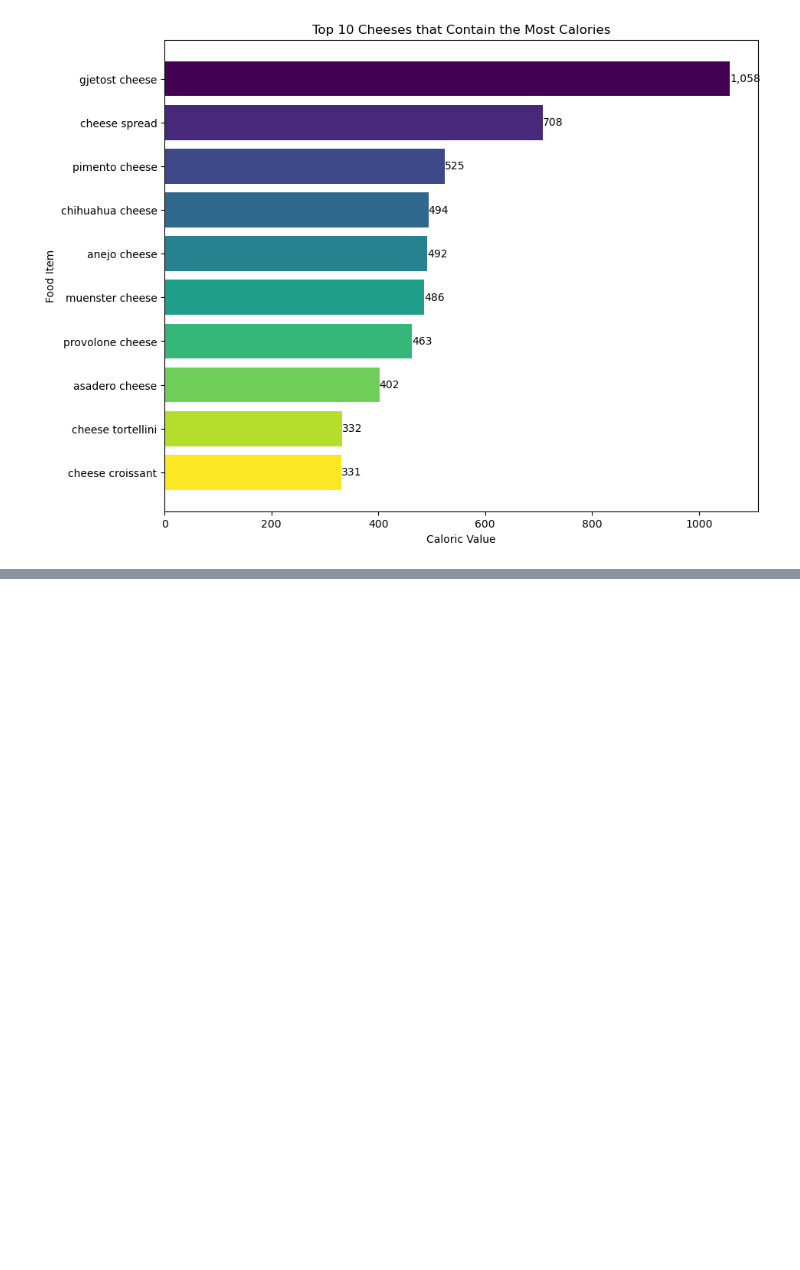
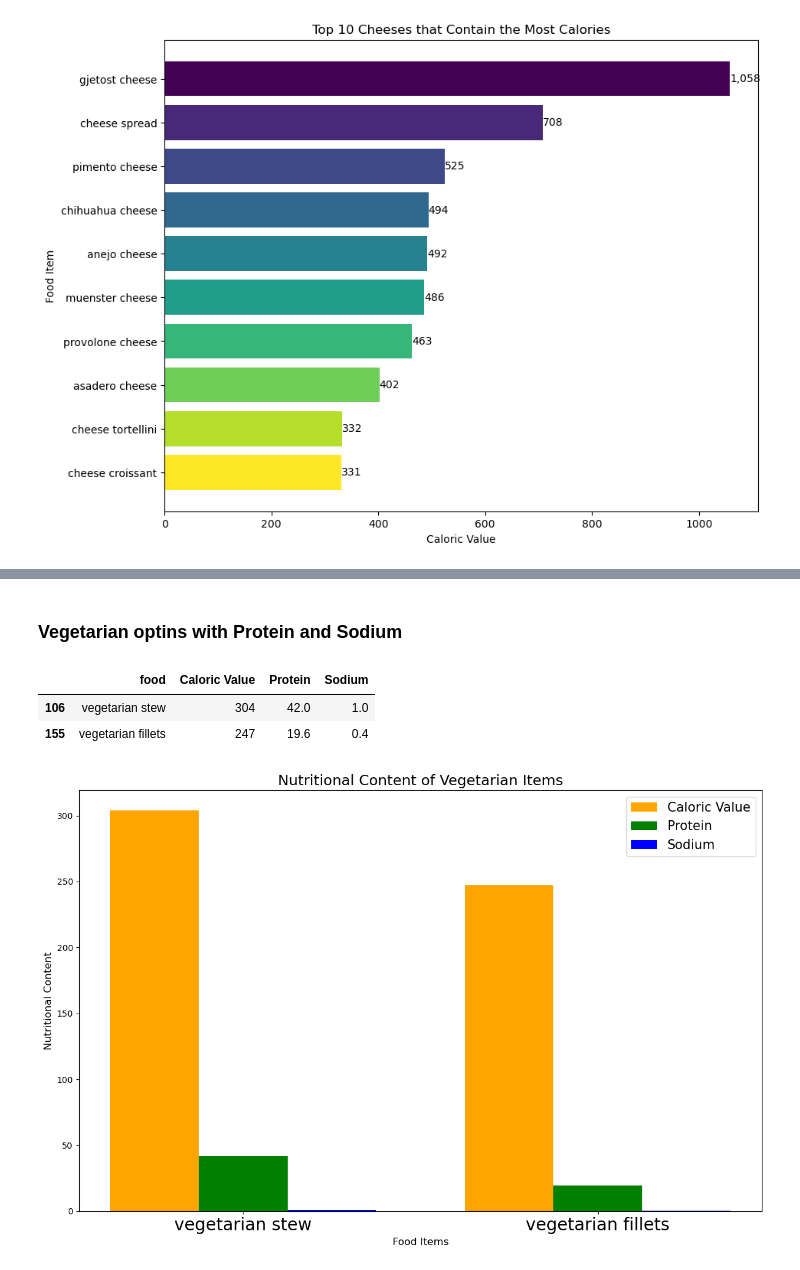
Before and after one commit to Jenner-Valdez/Food-Nutrition, a Jupyter notebook: Scripts/food_and_nutritional_values.ipynb, the cells around one changed output, grey strips where cells are left out. Saved outputs shown, nothing was run; the diff lists cells and outputs as text; code cells hidden in the pictures; blank space fills up the shorter version.

Commit message:
start creating graphs and stats

```diff
--- a/Scripts/food_and_nutritional_values.ipynb
+++ b/Scripts/food_and_nutritional_values.ipynb
@@ -609,0 +663,2 @@ plt.show()
+# %% [markdown]
+### Vegetarian optins with Protein and Sodium
@@ -609,0 +668,44 @@ plt.show()
+# %%
+# Display the filtered results
+vegetarian_df[['food', 'Caloric Value', 'Protein', 'Sodium']]
+# %% [output]
+|  | food | Caloric Value | Protein | Sodium |
+| 106 | vegetarian stew | 304 | 42.0 | 1.0 |
+| 155 | vegetarian fillets | 247 | 19.6 | 0.4 |
+# %%
+# Filter the dataset to include only items that contain the word "vegetarian"
+vegetarian_df = combined_food_df[combined_food_df['food'].str.contains('vegetarian', case=False)]
+# %%
+# Set the positions and width for the bars
+bar_width = 0.25
+index = np.arange(len(vegetarian_df))
+# %%
+# Create the bar graph
+fig, ax = plt.subplots(figsize=(12, 8))
+
+# Bar for Caloric Value
+bar1 = ax.bar(index, vegetarian_df['Caloric Value'], bar_width, label='Caloric Value', color='orange')
+
+# Bar for Protein
+bar2 = ax.bar(index + bar_width, vegetarian_df['Protein'], bar_width, label='Protein', color='green')
+
+# Bar for Sodium
+bar3 = ax.bar(index + 2 * bar_width, vegetarian_df['Sodium'], bar_width, label='Sodium', color='blue')
+
+# Add labels and title
+ax.set_xlabel('Food Items', fontsize=12)
+ax.set_ylabel('Nutritional Content', fontsize=12)
+ax.set_title('Nutritional Content of Vegetarian Items', fontsize=17)
+
+# Add xticks
+ax.set_xticks(index + bar_width)
+ax.set_xticklabels(vegetarian_df['food'], rotation=0, fontsize=20)
+
+# Add legend
+ax.legend(fontsize=15)
+
+# Display the graph
+plt.tight_layout()
+plt.show()
+# %% [output]
+[figure, added]
```
Also changed, not shown: parts of 21 cells of this notebook.
